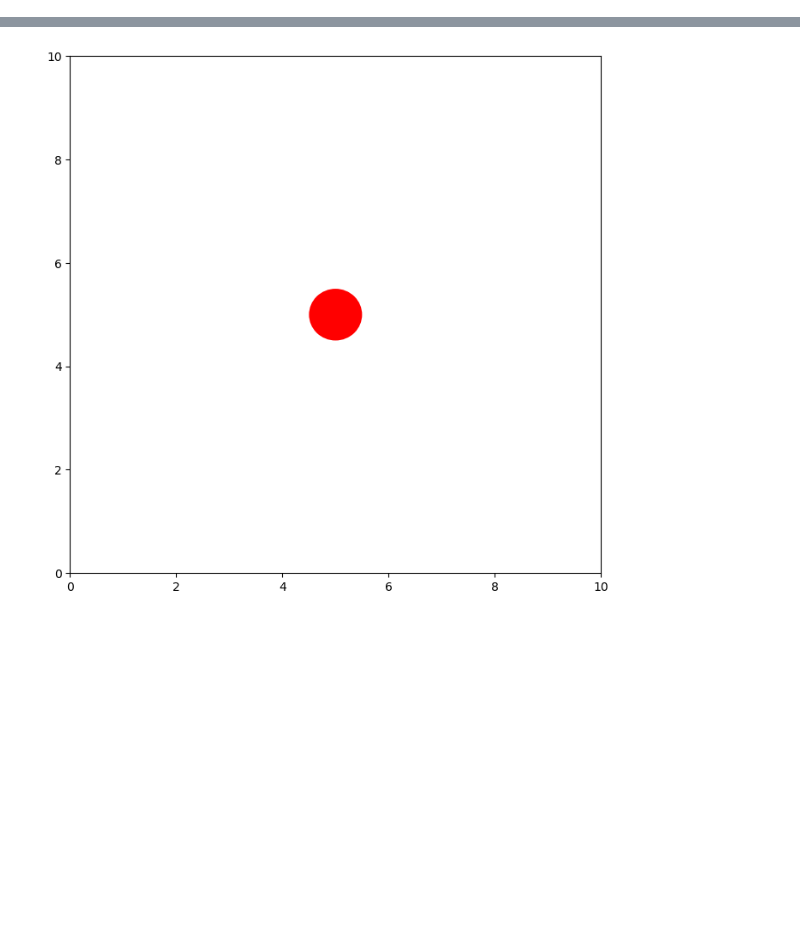
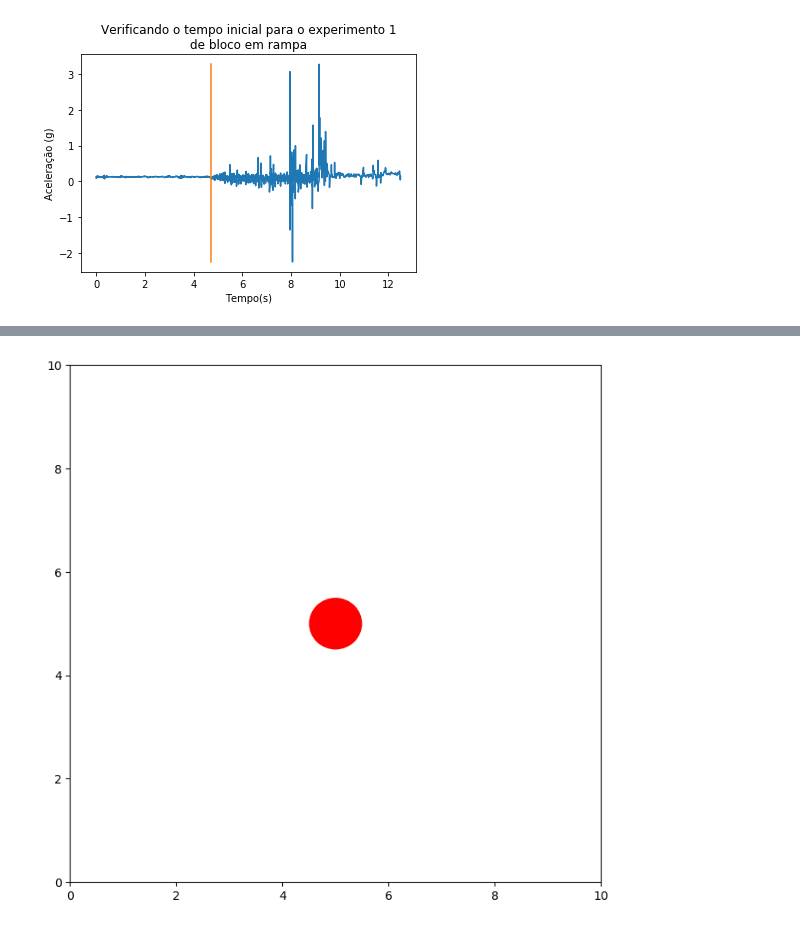
Before and after one commit to VitorSerio/MAC0209--EP1, a Jupyter notebook: EP2/Relatorio.ipynb, the cells around one changed output, grey strips where cells are left out. Cells and saved outputs as stored; diff of their text form; code cells hidden in the pictures; blank space fills up the shorter version.

```diff
--- a/EP2/Relatorio.ipynb
+++ b/EP2/Relatorio.ipynb
@@ -690,0 +366,11 @@ plot_modelos(pe, eup1, eup2, ['theta', 'w', 'a'], labels = ['Deslocamento Angula
+# %%
+fig, (plot) = plt.subplots(1)
+fig.set_facecolor('#FFFFFF')
+plot.plot(r[0]['time'], r[0]['gFx'])
+plot.plot([4.7, 4.7], [min(r[0]['gFx']), max(r[0]['gFx'])], color = 'C1')
+plot.set_title('Verificando o tempo inicial para o experimento 1\nde bloco em rampa')
+plot.set_xlabel('Tempo(s)')
+plot.set_ylabel('Aceleração (g)')
+plt.show()
+# %% [output]
+[figure, added]
```
Also changed, not shown: parts of 36 cells of this notebook, 1 other file.
